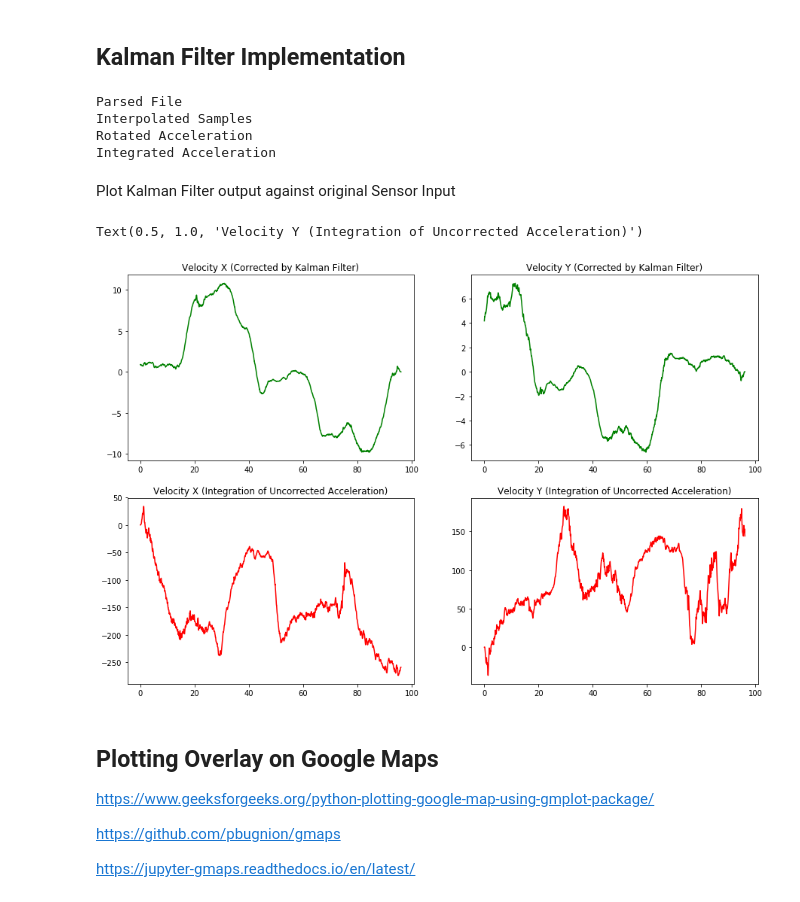
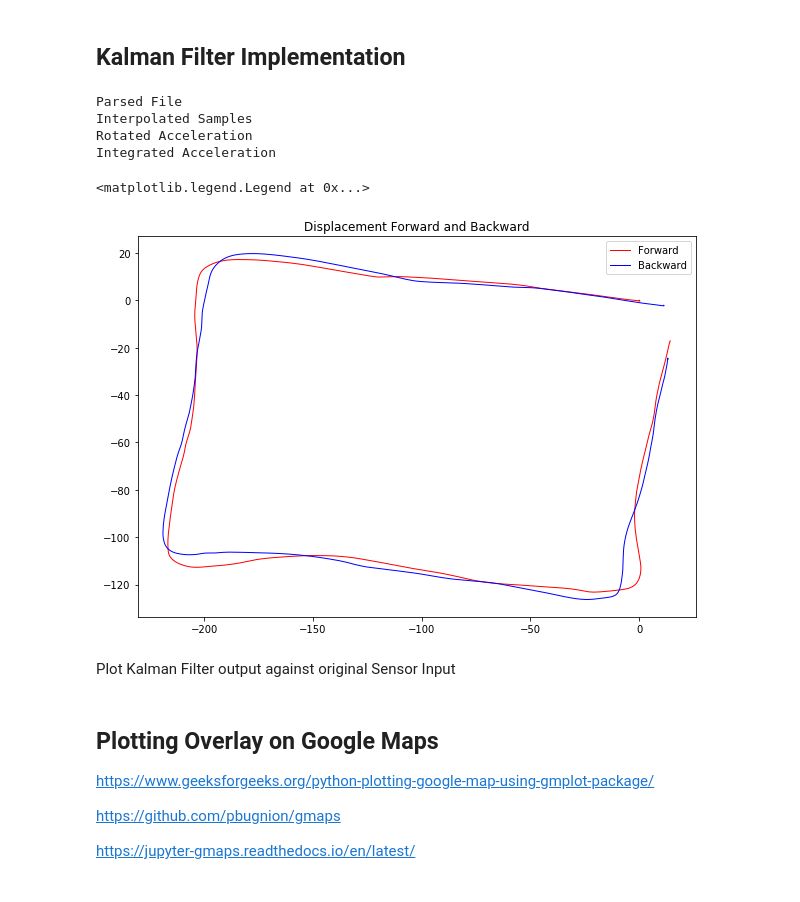
Before and after one commit to harrywaugh/ActivityTrackingWithSensorFusion, a Jupyter notebook: Analyse IMU Stream - KALMAN.ipynb, the cells around one changed output. Drawn from its saved outputs; the diff is of its cells as text; code cells hidden in the pictures.

Commit message:
Kalman filter now can be calculated in reverse

```diff
--- a/Analyse IMU Stream - KALMAN.ipynb
+++ b/Analyse IMU Stream - KALMAN.ipynb
@@ -118,41 +137,24 @@ def compute_kalman(data):
-# %%
-data = Data_Stream("data5.csv", load_truth=True)
-compute_kalman(data)
-
-data = data.create_reverse()
-compute_kalman(data)
-# %% [output]
-Parsed File
-Interpolated Samples
-Rotated Acceleration
-Integrated Acceleration
+# %%
+data = Data_Stream("data5.csv", load_truth=True)
+compute_kalman(data)
+compute_kalman(data, reverse=True)
+
+
+plt.figure(figsize=(10, 7))
+ax=plt.subplot(111)
+plt.plot(data.kal_dis[:, 1], data.kal_dis[:, 2], 'r-', lw=1, label='Forward')
+plt.plot(data.kal_dis_reverse[:, 1], data.kal_dis_reverse[:, 2], 'b-', lw=1, label='Backward')
+plt.title("Displacement Forward and Backward")
+ax.legend()
+# %% [output]
+Parsed File
+Interpolated Samples
+Rotated Acceleration
+Integrated Acceleration
+<matplotlib.legend.Legend at 0x...>
+[figure, added]
 # %% [markdown]
 Plot Kalman Filter output against original Sensor Input
-# %%
-plt.figure(figsize=(15, 10))
-ax=plt.subplot(221)
-# plt.plot(data.vel_ERC[:, 0], data.vel_ERC[:, 1], 'r-')
-plt.plot(data.vel_ERC[:, 0], xks[:, 2], 'g-')
-plt.title("Velocity X (Corrected by Kalman Filter)")
-
-
-ax=plt.subplot(222)
-# plt.plot(data.vel_ERC[:, 0], data.vel_ERC[:, 2], 'r-')
-plt.plot(data.vel_ERC[:, 0], xks[:, 3], 'g-')
-plt.title("Velocity Y (Corrected by Kalman Filter)")
-
-
-ax=plt.subplot(223)
-plt.plot(data.vel_ERC[:, 0], data.vel_ERC[:, 1], 'r-', )
-plt.title("Velocity X (Integration of Uncorrected Acceleration)")
-
-
-ax=plt.subplot(224)
-plt.plot(data.vel_ERC[:, 0], data.vel_ERC[:, 2], 'r-')
-plt.title("Velocity Y (Integration of Uncorrected Acceleration)")
-# %% [output]
-Text(0.5, 1.0, 'Velocity Y (Integration of Uncorrected Acceleration)')
-[figure, removed]
 # %% [markdown]
 ## Plotting Overlay on Google Maps
 https://www.geeksforgeeks.org/python-plotting-google-map-using-gmplot-package/
```
Also changed, not shown: parts of 3 cells of this notebook, 1 other file.
